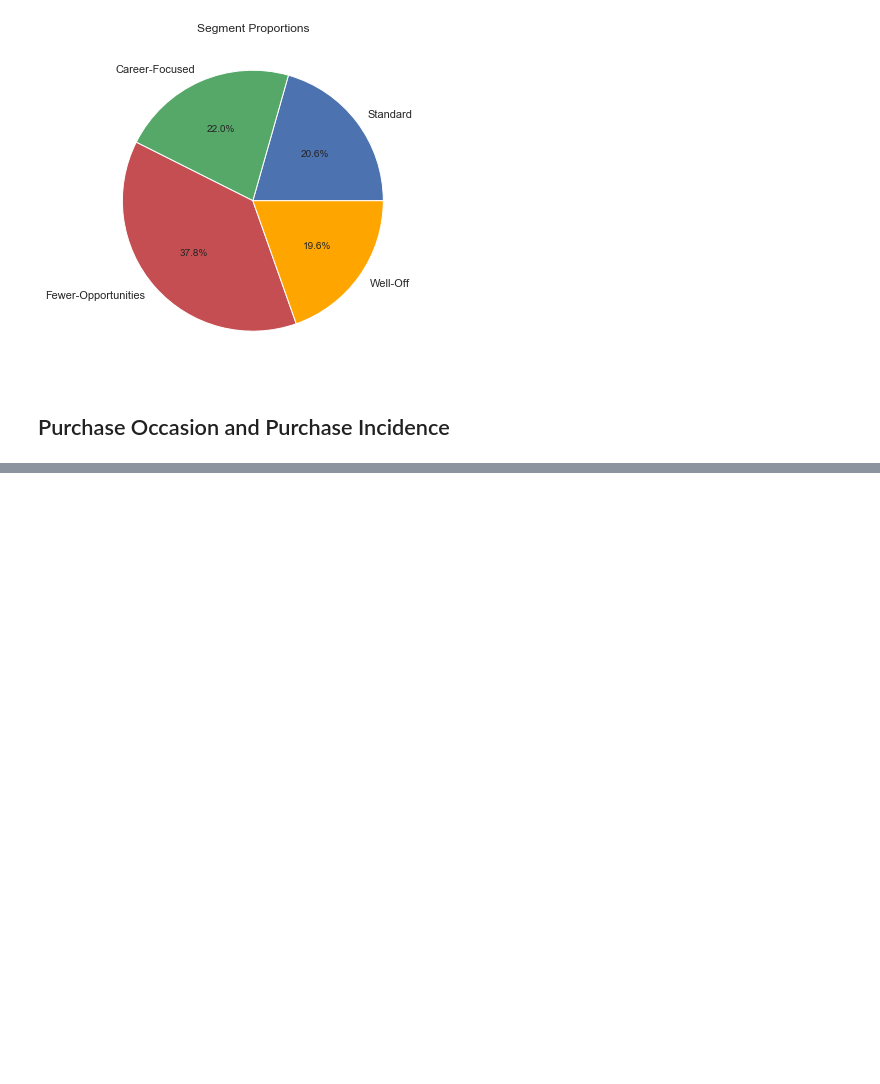
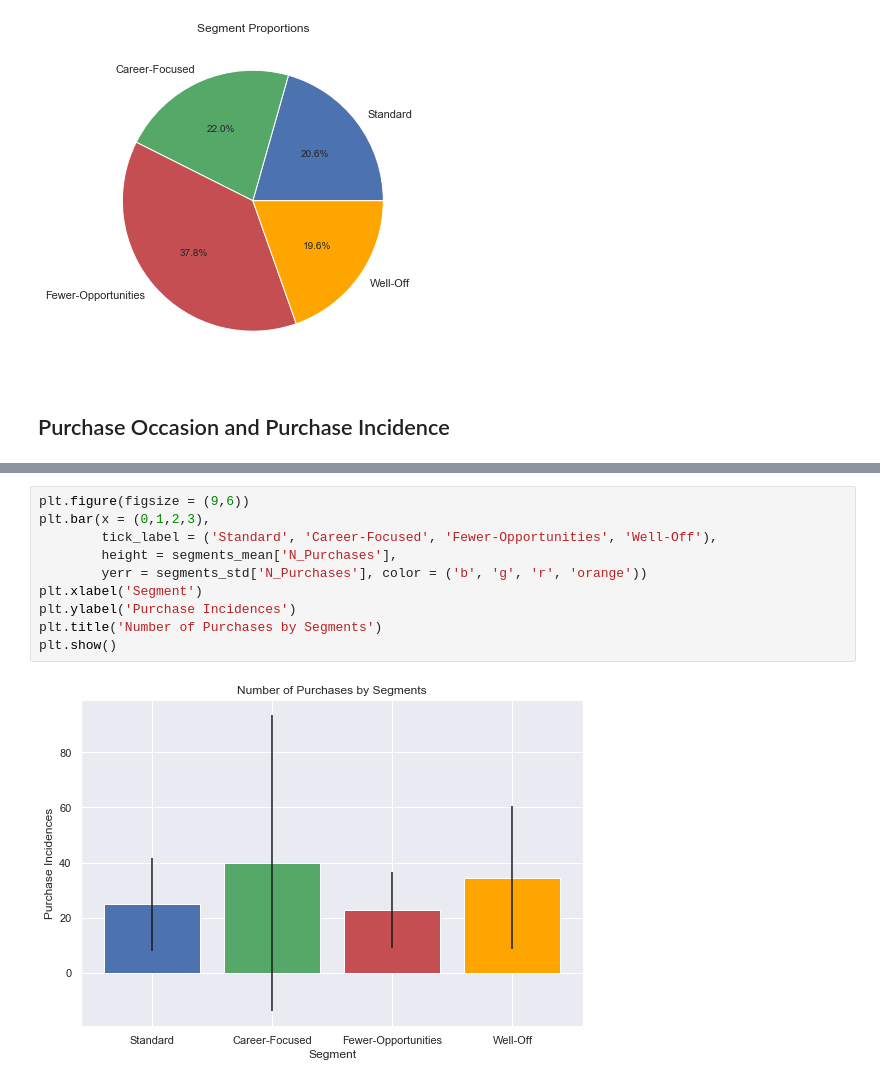
Before and after one commit to SaadAhmedSalim/Customer-Analytics-in-Python, a Jupyter notebook: Purchase Analytics Descriptive Analysis.ipynb, the cells around one changed output, grey strips where cells are left out. Cells and saved outputs as stored; diff of their text form; blank space fills up the shorter version.

```diff
--- a/Purchase Analytics Descriptive Analysis.ipynb
+++ b/Purchase Analytics Descriptive Analysis.ipynb
@@ -169,0 +194,12 @@ plt.show()
+# %%
+plt.figure(figsize = (9,6))
+plt.bar(x = (0,1,2,3),
+        tick_label = ('Standard', 'Career-Focused', 'Fewer-Opportunities', 'Well-Off'),
+        height = segments_mean['N_Purchases'],
+        yerr = segments_std['N_Purchases'], color = ('b', 'g', 'r', 'orange'))
+plt.xlabel('Segment')
+plt.ylabel('Purchase Incidences')
+plt.title('Number of Purchases by Segments')
+plt.show()
+# %% [output]
+[figure, added]
```
Also changed, not shown: parts of 3 cells of this notebook.
